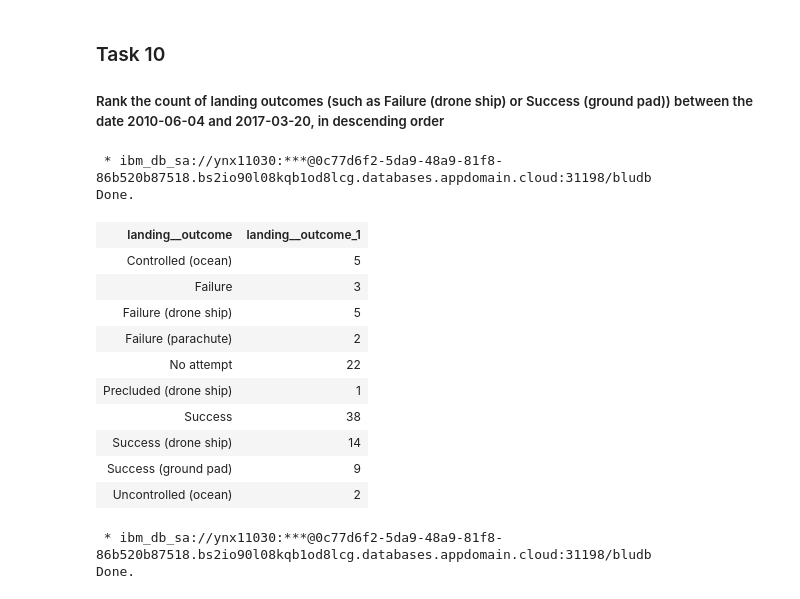
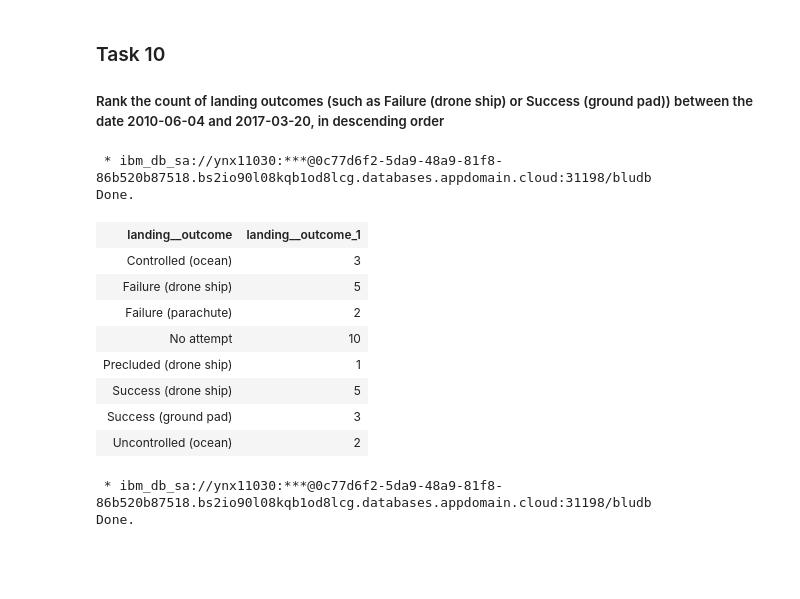
Before and after one commit to afirrk/Applied-Data-Science-Capstone, a Jupyter notebook: EDA with SQL.ipynb, the cells around one changed output. Saved outputs shown, nothing was run; the diff lists cells and outputs as text; code cells hidden in the pictures; blank space fills up the shorter version.

```diff
--- a/EDA with SQL.ipynb
+++ b/EDA with SQL.ipynb
@@ -277,20 +285,18 @@ Done.
 ##### Rank the count of landing outcomes (such as Failure (drone ship) or Success (ground pad)) between the date 2010-06-04 and 2017-03-20, in descending order
 # %%
 %%sql
-SELECT landing__outcome, COUNT landing__outcome FROM SPACEXDATASET GROUP BY landing__outcome;
+SELECT landing__outcome, COUNT landing__outcome FROM SPACEXDATASET WHERE DATE BETWEEN '2010-06-04' AND '2017-03-20' GROUP BY landing__outcome;
 # %% [output]
  * ibm_db_sa://ynx11030:***@0c77d6f2-5da9-48a9-81f8-86b520b87518.bs2io90l08kqb1od8lcg.databases.appdomain.cloud:31198/bludb
 Done.
 | landing__outcome | landing__outcome_1 |
-| Controlled (ocean) | 5 |
-| Failure | 3 |
+| Controlled (ocean) | 3 |
 | Failure (drone ship) | 5 |
 | Failure (parachute) | 2 |
-| No attempt | 22 |
+| No attempt | 10 |
 | Precluded (drone ship) | 1 |
-| Success | 38 |
-| Success (drone ship) | 14 |
-| Success (ground pad) | 9 |
+| Success (drone ship) | 5 |
+| Success (ground pad) | 3 |
 | Uncontrolled (ocean) | 2 |
 # %%
 %%sql
```
Also changed, not shown: parts of 3 cells of this notebook.
